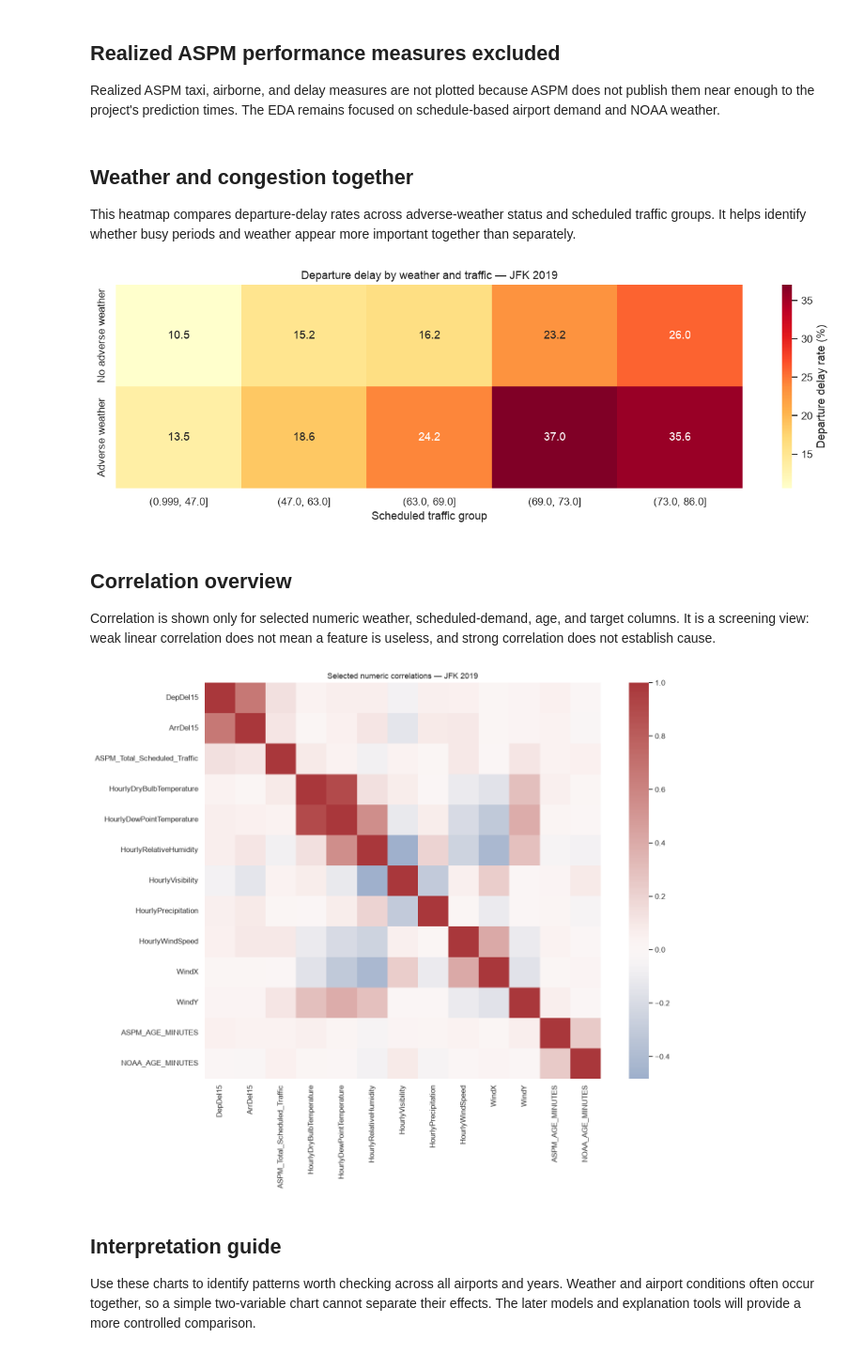
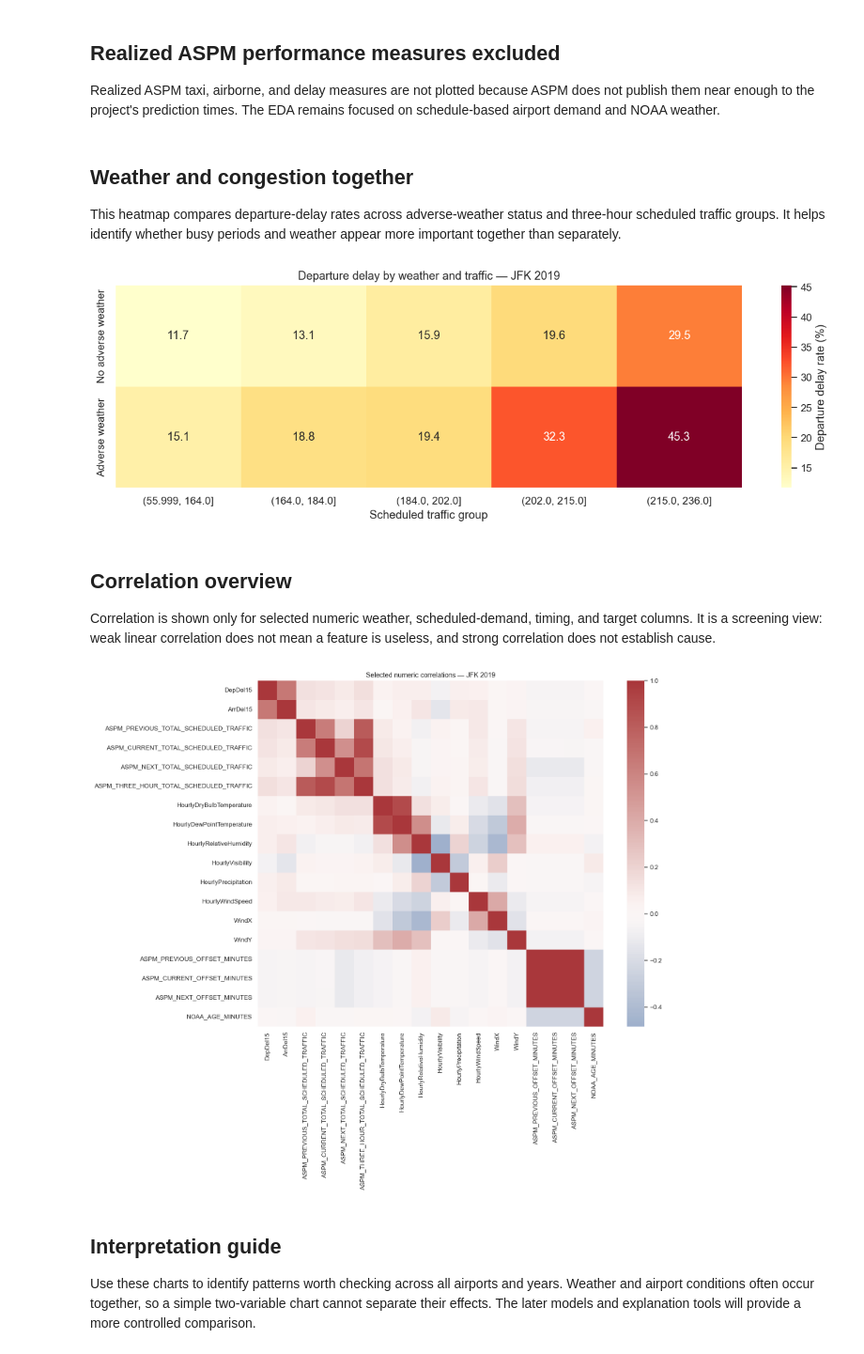
Before and after one commit to johndk/berkeley-ml-capstone, a Jupyter notebook: eda/03_weather_and_congestion.ipynb, the cells around one changed output. Shown at 94% size. Drawn from its saved outputs; the diff is of its cells as text; code cells hidden in the pictures.

```diff
--- a/eda/03_weather_and_congestion.ipynb
+++ b/eda/03_weather_and_congestion.ipynb
@@ -226,6 +247,6 @@ Traffic is divided into five equally sized groups for this descriptive view. The
 # %%
 df["TrafficGroup"] = pd.qcut(
-    df["ASPM_Total_Scheduled_Traffic"],
+    df["ASPM_THREE_HOUR_TOTAL_SCHEDULED_TRAFFIC"],
     q=5,
     duplicates="drop",
 )
@@ -247,8 +268,8 @@ traffic_plot["TrafficGroup"] = traffic_plot["TrafficGroup"].astype(str)
 
 plt.figure(figsize=(13, 5))
 sns.barplot(data=traffic_plot, x="TrafficGroup", y="DelayRate", hue="Target")
-plt.title(f"Delay rate by scheduled traffic level — {AIRPORT} {YEAR}")
-plt.xlabel("Scheduled traffic group")
+plt.title(f"Delay rate by three-hour scheduled traffic — {AIRPORT} {YEAR}")
+plt.xlabel("Three-hour scheduled traffic group")
 plt.ylabel("Flights delayed 15+ minutes (%)")
 plt.xticks(rotation=20, ha="right")
 plt.tight_layout()
@@ -272,7 +293,7 @@ Realized ASPM taxi, airborne, and delay measures are not plotted because ASPM do
 # %% [markdown]
 ## Weather and congestion together
 
-This heatmap compares departure-delay rates across adverse-weather status and scheduled traffic groups. It helps identify whether busy periods and weather appear more important together than separately.
+This heatmap compares departure-delay rates across adverse-weather status and three-hour scheduled traffic groups. It helps identify whether busy periods and weather appear more important together than separately.
 # %%
 interaction = (
     df.pivot_table(
@@ -301,36 +322,41 @@ plt.ylabel("")
 plt.tight_layout()
 plt.show()
 # %% [output]
-[figure, old version]
+[figure, new version]
 # %% [markdown]
 ## Correlation overview
 
-Correlation is shown only for selected numeric weather, scheduled-demand, age, and target columns. It is a screening view: weak linear correlation does not mean a feature is useless, and strong correlation does not establish cause.
+Correlation is shown only for selected numeric weather, scheduled-demand, timing, and target columns. It is a screening view: weak linear correlation does not mean a feature is useless, and strong correlation does not establish cause.
 # %%
 correlation_columns = [
     "DepDel15",
     "ArrDel15",
-    "ASPM_Total_Scheduled_Traffic",
+    "ASPM_PREVIOUS_TOTAL_SCHEDULED_TRAFFIC",
+    "ASPM_CURRENT_TOTAL_SCHEDULED_TRAFFIC",
+    "ASPM_NEXT_TOTAL_SCHEDULED_TRAFFIC",
+    "ASPM_THREE_HOUR_TOTAL_SCHEDULED_TRAFFIC",
     "HourlyDryBulbTemperature",
     "HourlyDewPointTemperature",
     "HourlyRelativeHumidity",
     "HourlyVisibility",
     "HourlyPrecipitation",
     "HourlyWindSpeed",
     "WindX",
     "WindY",
-    "ASPM_AGE_MINUTES",
+    "ASPM_PREVIOUS_OFFSET_MINUTES",
+    "ASPM_CURRENT_OFFSET_MINUTES",
+    "ASPM_NEXT_OFFSET_MINUTES",
     "NOAA_AGE_MINUTES",
 ]
 correlations = df[correlation_columns].corr()
 
-plt.figure(figsize=(14, 11))
+plt.figure(figsize=(16, 13))
 sns.heatmap(correlations, cmap="vlag", center=0, square=True)
 plt.title(f"Selected numeric correlations — {AIRPORT} {YEAR}")
 plt.tight_layout()
 plt.show()
 # %% [output]
-[figure, old version]
+[figure, new version]
 # %% [markdown]
 ## Interpretation guide
 
```
Also changed, not shown: parts of 6 cells of this notebook, 15 other files.
